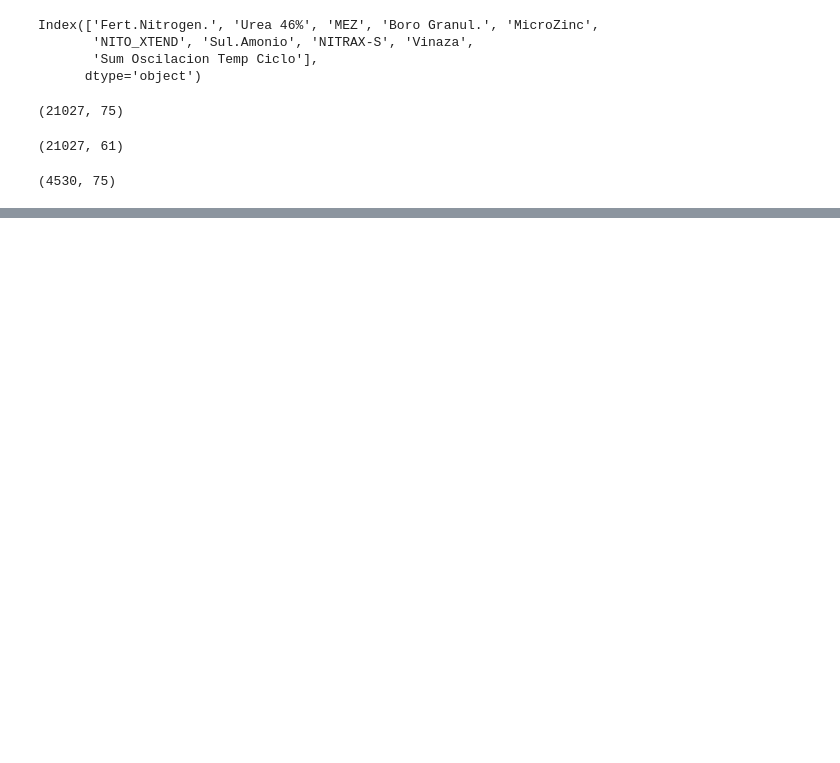
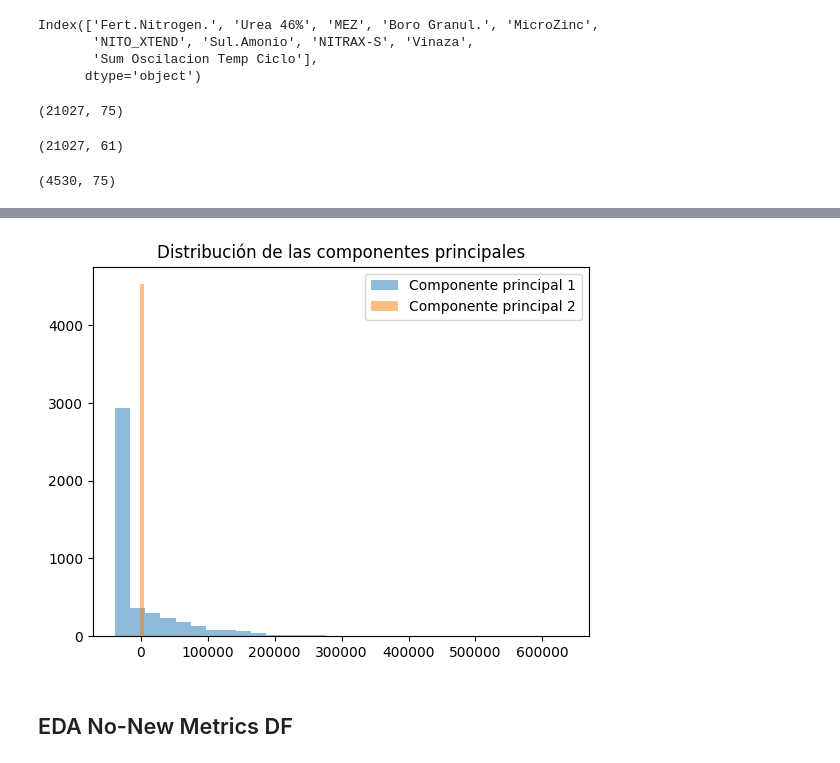
Before and after one commit to SimonGarcia01/sugarmill-analysis, a Jupyter notebook: EDA/EDA.ipynb, the cells around one changed output, grey strips where cells are left out. Drawn from its saved outputs; the diff is of its cells as text; code cells hidden in the pictures; blank space fills up the shorter version.

```diff
--- a/EDA/EDA.ipynb
+++ b/EDA/EDA.ipynb
@@ -101,0 +271,10 @@ dfHS_newmetrics.shape
+# %%
+plt.hist(_numerical_reduced[:, 0], bins=30, alpha=0.5, label="Componente principal 1")
+plt.hist(_numerical_reduced[:, 1], bins=30, alpha=0.5, label="Componente principal 2")
+plt.legend(loc='upper right')
+plt.title('Distribución de las componentes principales')
+plt.show()
+# %% [output]
+[figure, added]
+# %% [markdown]
+## EDA No-New Metrics DF
```
Also changed, not shown: parts of 48 cells of this notebook.
